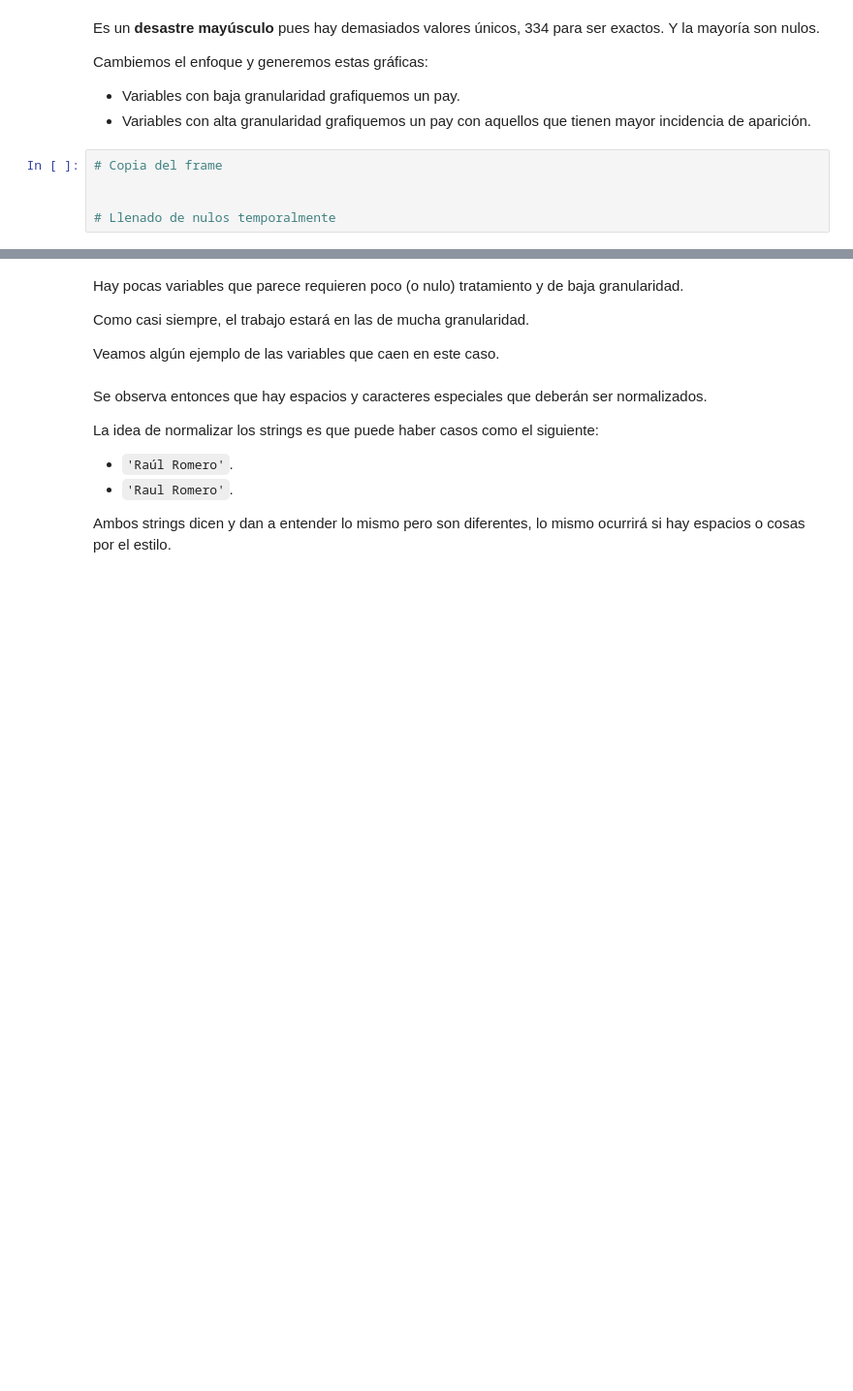
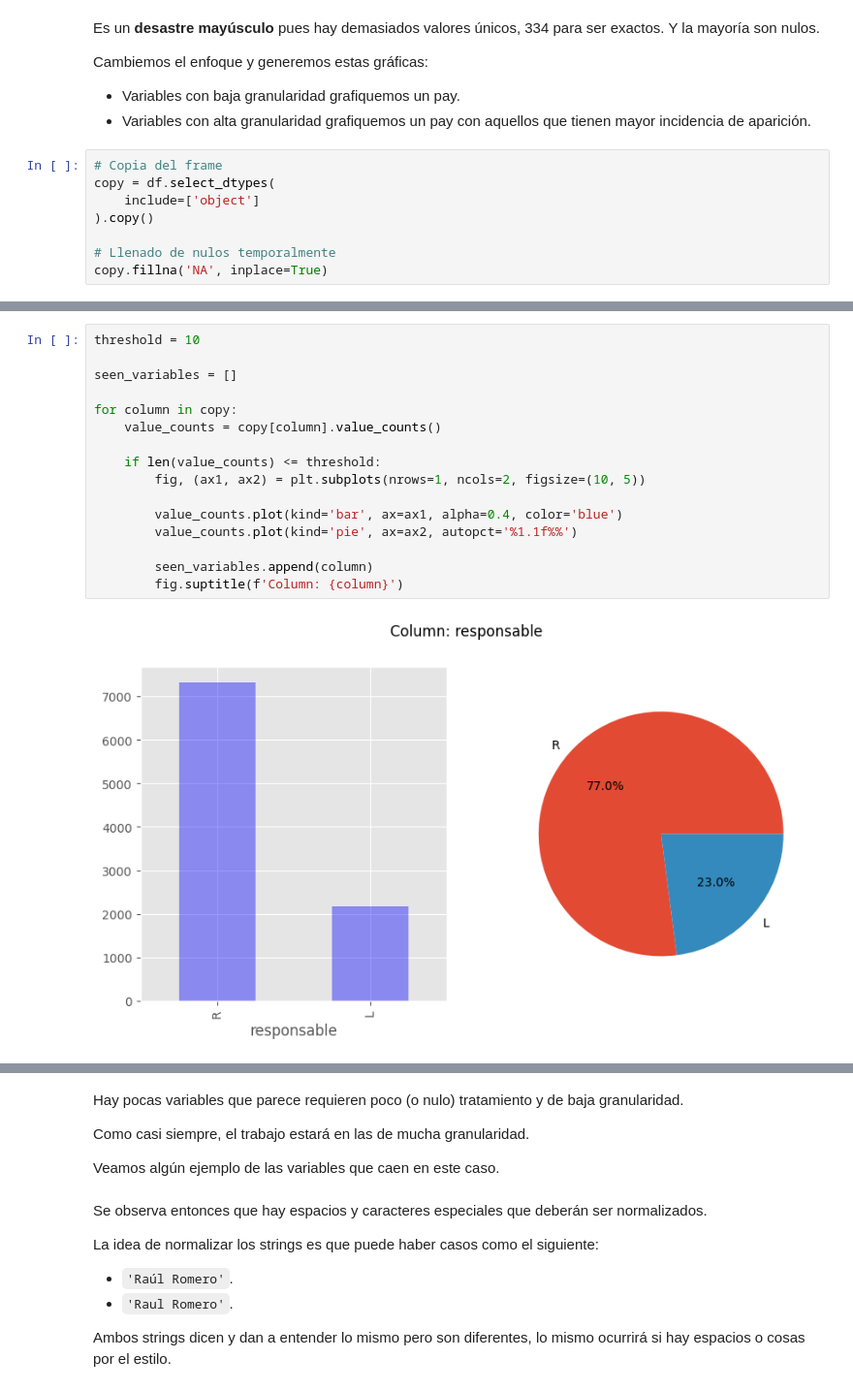
Before and after one commit to bielng/Data-Lab, a Jupyter notebook: 3,0_clase_202206.ipynb, the cells around one changed output, grey strips where cells are left out. Shown at 97% size. Cells and saved outputs as stored; diff of their text form; blank space fills up the shorter version.

```diff
--- a/3,0_clase_202206.ipynb
+++ b/3,0_clase_202206.ipynb
@@ -77,6 +115,9 @@ Cambiemos el enfoque y generemos estas gráficas:
 * Variables con alta granularidad grafiquemos un pay con aquellos que tienen mayor incidencia de aparición.
 # %%
 # Copia del frame
-
+copy = df.select_dtypes(
+    include=['object']
+).copy()
 
 # Llenado de nulos temporalmente
+copy.fillna('NA', inplace=True)
@@ -82,0 +141,18 @@ Cambiemos el enfoque y generemos estas gráficas:
+# %%
+threshold = 10
+
+seen_variables = []
+
+for column in copy:
+    value_counts = copy[column].value_counts()
+
+    if len(value_counts) <= threshold:
+        fig, (ax1, ax2) = plt.subplots(nrows=1, ncols=2, figsize=(10, 5))
+
+        value_counts.plot(kind='bar', ax=ax1, alpha=0.4, color='blue')
+        value_counts.plot(kind='pie', ax=ax2, autopct='%1.1f%%')
+
+        seen_variables.append(column)
+        fig.suptitle(f'Column: {column}')
+# %% [output]
+[figure, added]
```
Also changed, not shown: parts of 8 cells of this notebook.
